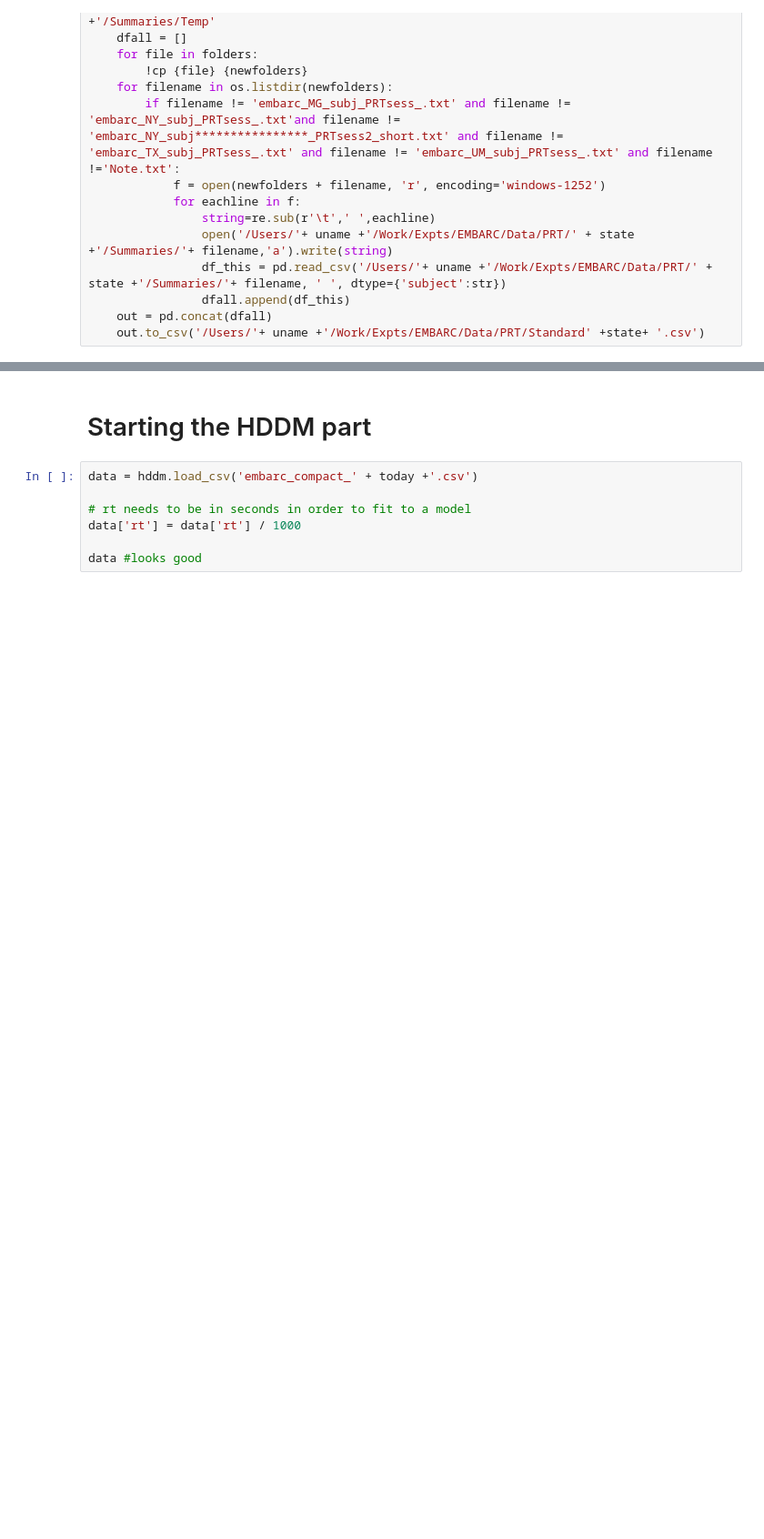
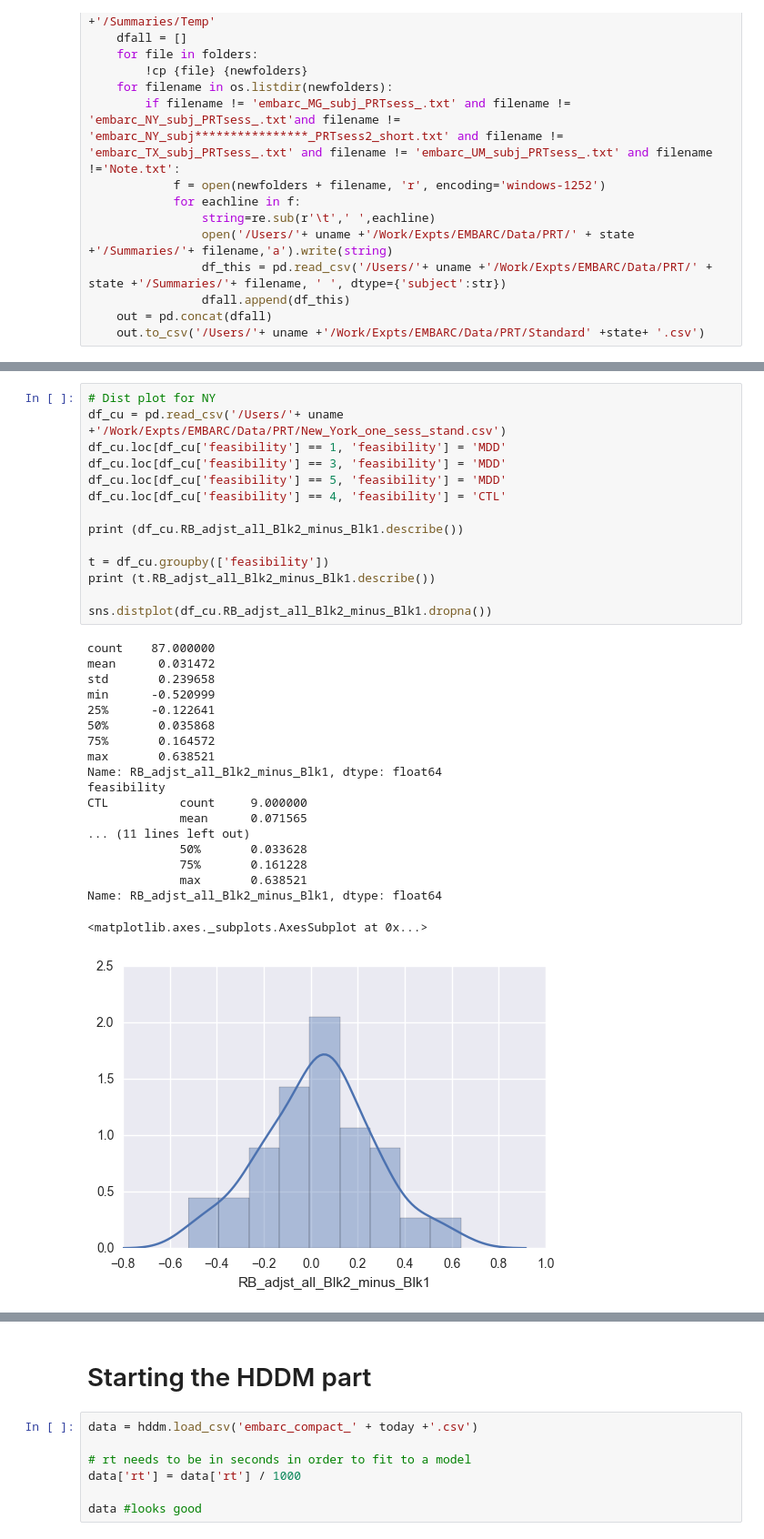
Before and after one commit to vlawlor/EMBARC-PRT, a Jupyter notebook: PRT_Prettier.ipynb, the cells around one changed output, grey strips where cells are left out. Shown at 91% size. Saved outputs shown, nothing was run; the diff lists cells and outputs as text; blank space fills up the shorter version.

```diff
--- a/PRT_Prettier.ipynb
+++ b/PRT_Prettier.ipynb
@@ -323,0 +366,34 @@ Not included in Christians: CU0047
+# %%
+# Dist plot for NY
+df_cu = pd.read_csv('/Users/'+ uname +'/Work/Expts/EMBARC/Data/PRT/New_York_one_sess_stand.csv')
+df_cu.loc[df_cu['feasibility'] == 1, 'feasibility'] = 'MDD'
+df_cu.loc[df_cu['feasibility'] == 3, 'feasibility'] = 'MDD'
+df_cu.loc[df_cu['feasibility'] == 5, 'feasibility'] = 'MDD'
+df_cu.loc[df_cu['feasibility'] == 4, 'feasibility'] = 'CTL'
+
+print (df_cu.RB_adjst_all_Blk2_minus_Blk1.describe())
+
+t = df_cu.groupby(['feasibility'])
+print (t.RB_adjst_all_Blk2_minus_Blk1.describe())
+
+sns.distplot(df_cu.RB_adjst_all_Blk2_minus_Blk1.dropna())
+# %% [output]
+count    87.000000
+mean      0.031472
+std       0.239658
+min      -0.520999
+25%      -0.122641
+50%       0.035868
+75%       0.164572
+max       0.638521
+Name: RB_adjst_all_Blk2_minus_Blk1, dtype: float64
+feasibility
+CTL          count     9.000000
+             mean      0.071565
+... (11 lines left out)
+             50%       0.033628
+             75%       0.161228
+             max       0.638521
+Name: RB_adjst_all_Blk2_minus_Blk1, dtype: float64
+<matplotlib.axes._subplots.AxesSubplot at 0x...>
+[figure, added]
```
Also changed, not shown: parts of 7 cells of this notebook.
